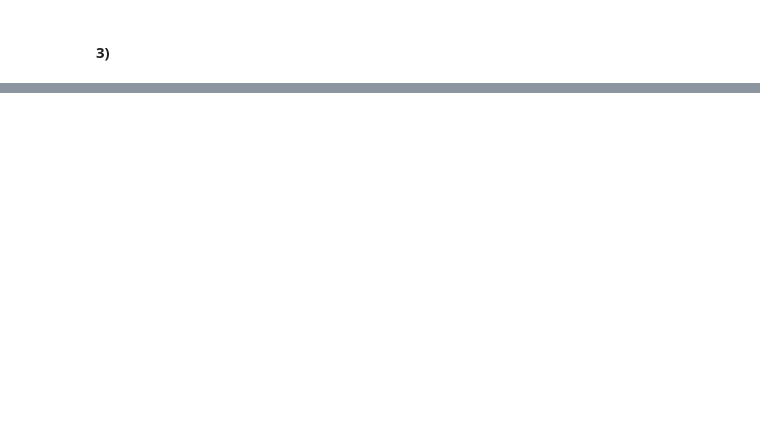
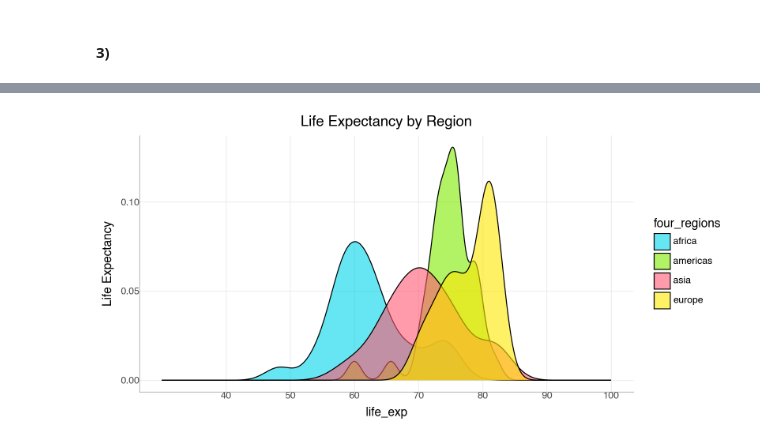
Before and after one commit to Riley-Sallander/ML-554, a Jupyter notebook: Labs/LabOne.ipynb, the cells around one changed output, grey strips where cells are left out. Cells and saved outputs as stored; diff of their text form; code cells hidden in the pictures; blank space fills up the shorter version.

```diff
--- a/Labs/LabOne.ipynb
+++ b/Labs/LabOne.ipynb
@@ -41,0 +82,25 @@ aes(
+# %%
+from plotnine import geom_density
+
+(ggplot(dfQ1, aes(x='life_exp', fill='four_regions'))
++geom_density(alpha=0.6)
++labs(title='Life Expectancy by Region', y='Life Expectancy')
++theme_minimal()  # Clean theme for better visualization
+
++ scale_x_continuous(breaks=[40,50,60,70,80,90,100],limits=(30,100))
++ scale_fill_manual(values={
+        'asia': '#ff5872',
+        'europe': '#ffe700',
+        'americas': '#7feb00',
+        'africa': '#00d5e9',
+    })
+
+
++ theme(figure_size=(8, 4))
++ theme(panel_grid_minor=element_blank(),
+        panel_grid_major=element_line(size=0.5),
+        axis_line=element_line(size=0.5, color='grey',alpha = 0.8))
+
+)
+# %% [output]
+[figure, added]
```
Also changed, not shown: parts of 19 cells of this notebook, 3 other files.
